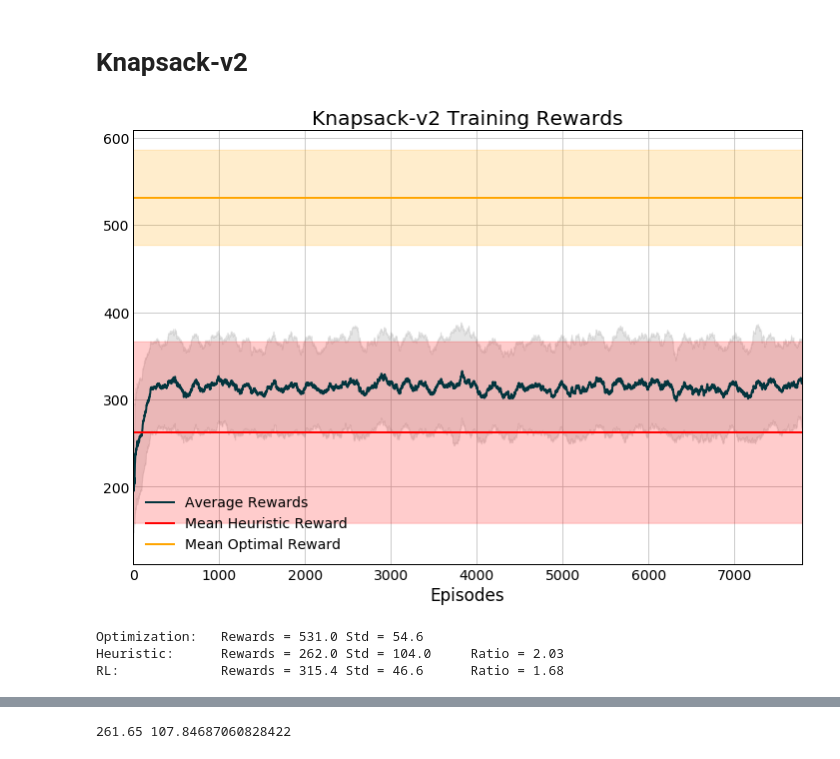
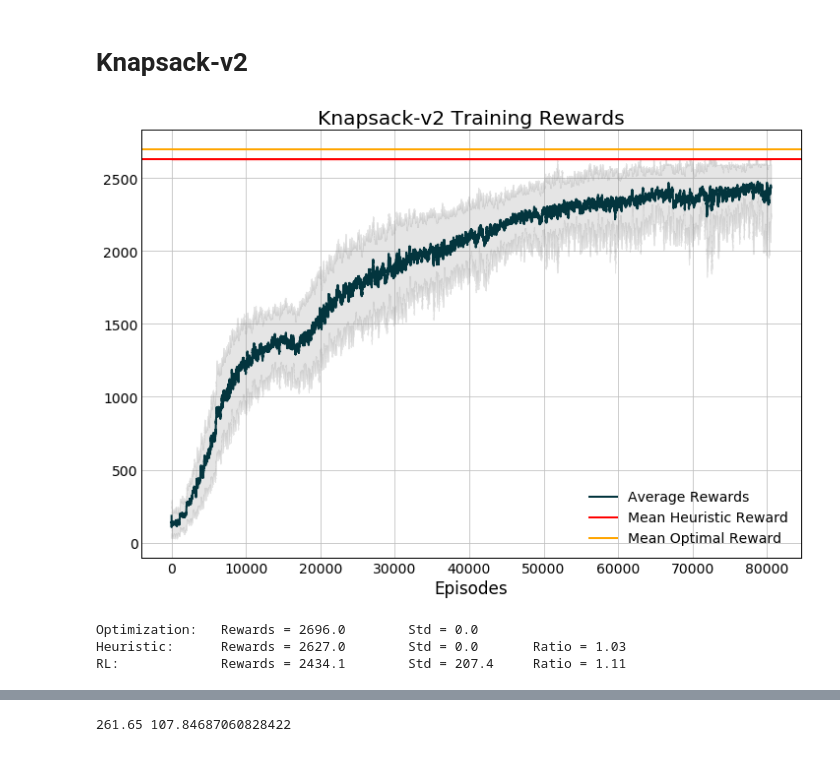
Before and after one commit to hubbs5/or-gym, a Jupyter notebook: notebooks/knapsack_plots.ipynb, the cells around one changed output, grey strips where cells are left out. Drawn from its saved outputs; the diff is of its cells as text; code cells hidden in the pictures.

```diff
--- a/notebooks/knapsack_plots.ipynb
+++ b/notebooks/knapsack_plots.ipynb
@@ -288,48 +231,49 @@ plt.show()
 # %% [markdown]
 # Knapsack-v2
 # %%
-kp2_path = '/home/christian/ray_results/A3C/A3C_Knapsack-v2_8_entropy_coeff=0.0001,lr=1e-06_2020-05-18_15-52-55u2a0r8jm'
+# kp2_path = '/home/christian/ray_results/A3C/A3C_Knapsack-v2_8_entropy_coeff=0.0001,lr=1e-06_2020-05-18_15-52-55u2a0r8jm'
+kp2_path = '/home/christian/ray_results/PPO/PPO_Knapsack-v2_5_entropy_coeff=0.001,kl_target=0.01,lr=1e-05_2020-07-30_10-05-27rvljkqky'
 kp2_plot_data, kp2_data = extract_plot_stats(kp2_path)
 
-opt_mean2 = 531
-opt_var2 = 54.6
-heur_mean2 = 262
-heur_var2 = 104
+opt_mean2 = 2696
+opt_var2 = 0
+heur_mean2 = 2627
+heur_var2 = 0
 
 x_min = 0
 x_max = kp2_plot_data.shape[0] / 10
 
 
 plt.figure(figsize=(12,8))
 plt.plot(kp2_plot_data['mean_rewards'], label='Average Rewards')
 plt.fill_between(np.arange(kp2_plot_data.shape[0]),
                  kp2_plot_data['fill_min'], kp2_plot_data['fill_max'],
                  color='gray', alpha=0.2)
 
 plt.axhline(xmin=0, xmax=x_max, y=heur_mean2, color='r', label='Mean Heuristic Reward')
 plt.fill_between(np.arange(kp2_plot_data.shape[0]), heur_mean2-heur_var2,
                  heur_mean2+heur_var2, color='r', alpha=0.2)
 
 plt.axhline(xmin=0, xmax=x_max, y=opt_mean2, color='orange', label='Mean Optimal Reward')
 plt.fill_between(np.arange(kp2_plot_data.shape[0]), opt_mean2-opt_var2,
                  opt_mean2+opt_var2, color='orange', alpha=0.2)
 
 plt.title('Knapsack-v2 Training Rewards')
 plt.legend()
 plt.xlabel('Episodes')
-plt.xlim([x_min, x_max])
+# plt.xlim([x_min, x_max])
 plt.show()
 
 print("Optimization:\tRewards = {:.1f}\tStd = {:.1f}".format(
     opt_mean2, opt_var2))
 print("Heuristic:\tRewards = {:.1f}\tStd = {:.1f}\tRatio = {:.2f}".format(
     heur_mean2, heur_var2, opt_mean2 / heur_mean2))
 rl_mean2 = kp2_plot_data.iloc[-1]['mean_rewards']
 perf_ratio2 = opt_mean2 / rl_mean2
 print("RL:\t\tRewards = {:.1f}\tStd = {:.1f}\tRatio = {:.2f}".format(
     rl_mean2, kp2_plot_data.iloc[-1]['std_rewards'], perf_ratio2))
 # %% [output]
-[figure, old version]
+[figure, new version]
-Optimization:   Rewards = 531.0 Std = 54.6
-Heuristic:      Rewards = 262.0 Std = 104.0     Ratio = 2.03
-RL:             Rewards = 315.4 Std = 46.6      Ratio = 1.68
+Optimization:   Rewards = 2696.0        Std = 0.0
+Heuristic:      Rewards = 2627.0        Std = 0.0       Ratio = 1.03
+RL:             Rewards = 2434.1        Std = 207.4     Ratio = 1.11
```
Also changed, not shown: parts of 8 cells of this notebook, 7 other files.
